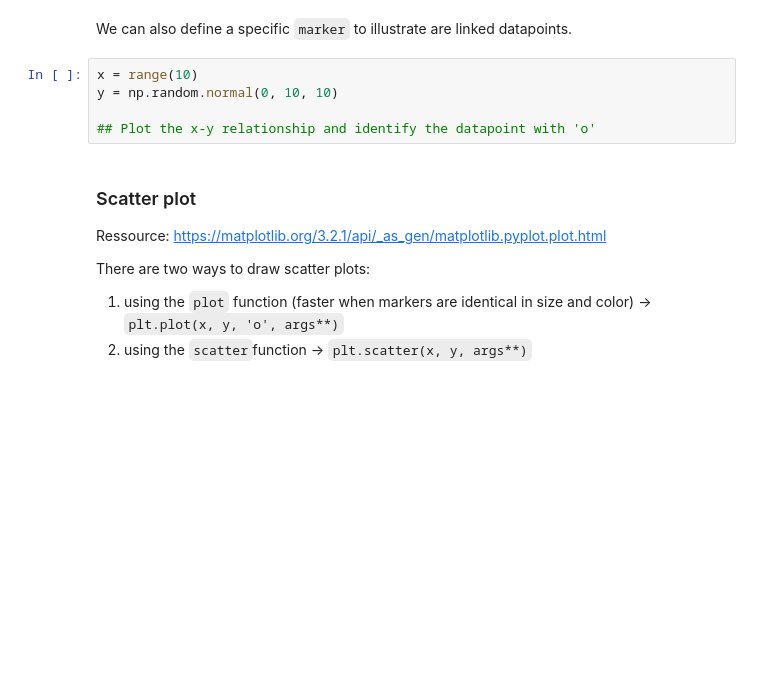
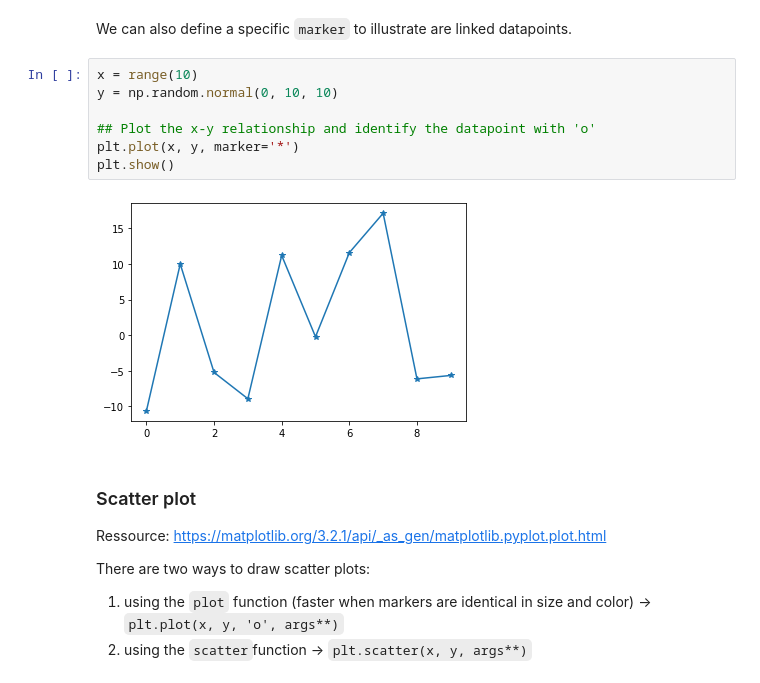
Before and after one commit to randonneesdatatrek/data-trek-2020, a Jupyter notebook: Tutorials/Python_Tutorial/python_tutorial.ipynb, the cells around one changed output. Cells and saved outputs as stored; diff of their text form; blank space fills up the shorter version.

```diff
--- a/Tutorials/Python_Tutorial/python_tutorial.ipynb
+++ b/Tutorials/Python_Tutorial/python_tutorial.ipynb
@@ -76,8 +87,12 @@
 # %%
 x = range(10)
 y = np.random.normal(0, 10, 10)
 
 ## Plot the x-y relationship and identify the datapoint with 'o'
+plt.plot(x, y, marker='*')
+plt.show()
+# %% [output]
+[figure, added]
 # %% [markdown]
 ### Scatter plot
 Ressource: https://matplotlib.org/3.2.1/api/_as_gen/matplotlib.pyplot.plot.html
```
Also changed, not shown: parts of 29 cells of this notebook.
